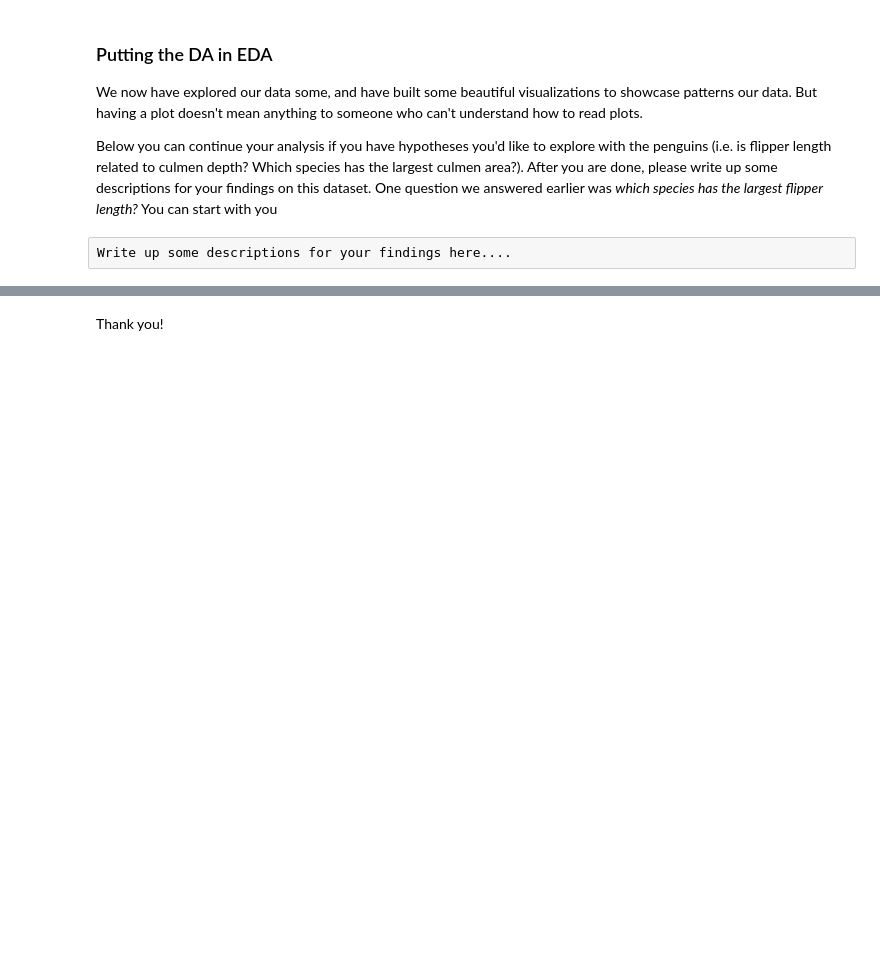
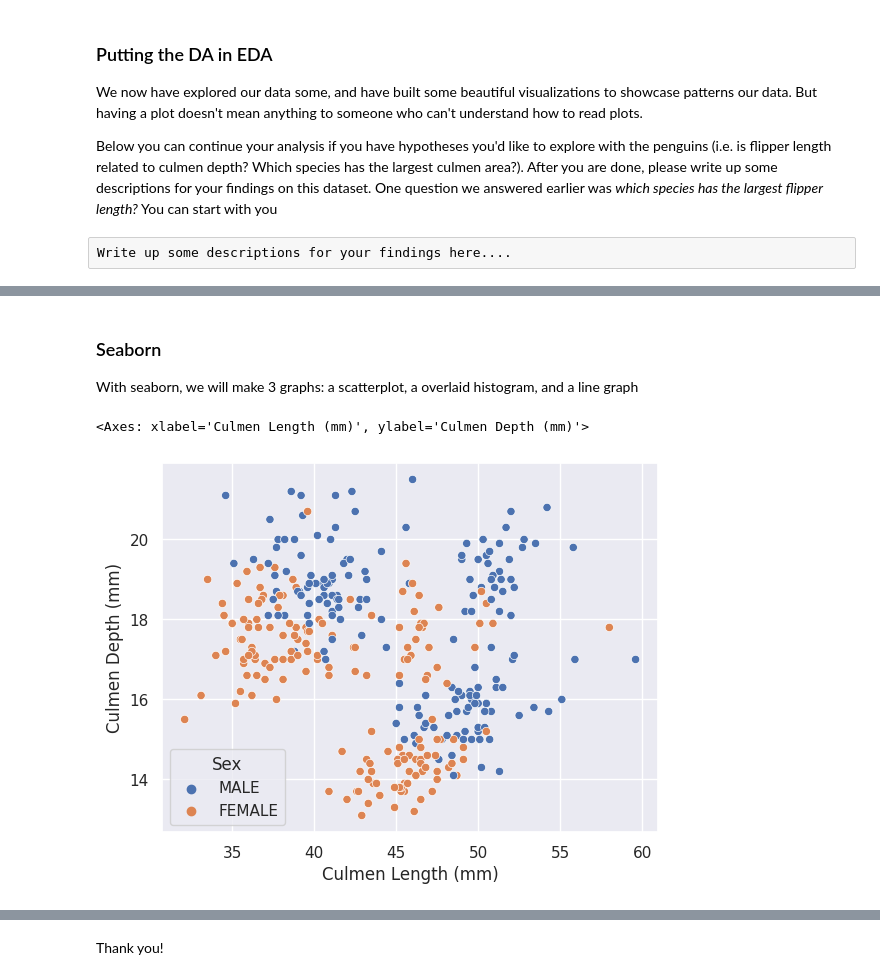
Before and after one commit to Shaif95/AICamp_DS, a Jupyter notebook: EDA_mini_project.ipynb, the cells around one changed output, grey strips where cells are left out. Cells and saved outputs as stored; diff of their text form; code cells hidden in the pictures; blank space fills up the shorter version.

```diff
--- a/EDA_mini_project.ipynb
+++ b/EDA_mini_project.ipynb
@@ -331,0 +291,24 @@ Write up some descriptions for your findings here....
+# %% [markdown]
+### Seaborn
+
+With seaborn, we will make 3 graphs: a scatterplot, a overlaid histogram, and a line graph
+# %%
+### SCATTERPLOT ###
+# Import seaborn
+import seaborn as sns
+
+# Apply the default theme
+sns.set_theme()
+
+# Using the same penguins dataframe
+penguins_dataframe = pd.read_csv("https://raw.githubusercontent.com/mcnakhaee/palmerpenguins/master/palmerpenguins/data/penguins-raw.csv")
+
+# Create a visualization
+sns.scatterplot(
+    data=penguins_dataframe,
+    x="Culmen Length (mm)", y="Culmen Depth (mm)",
+    hue="Sex",
+)
+# %% [output]
+<Axes: xlabel='Culmen Length (mm)', ylabel='Culmen Depth (mm)'>
+[figure, added]
```
Also changed, not shown: parts of 32 cells of this notebook.
